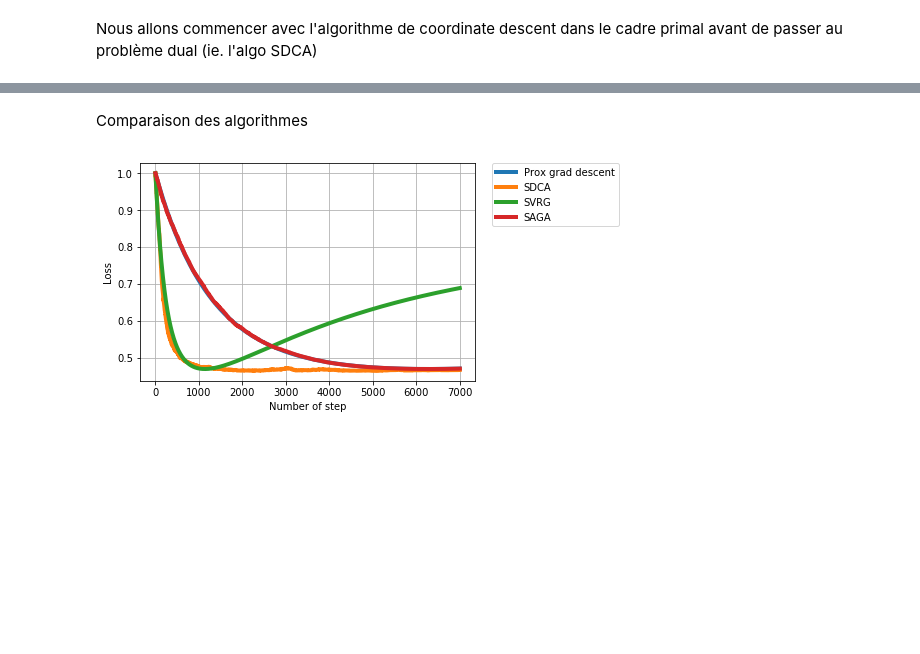
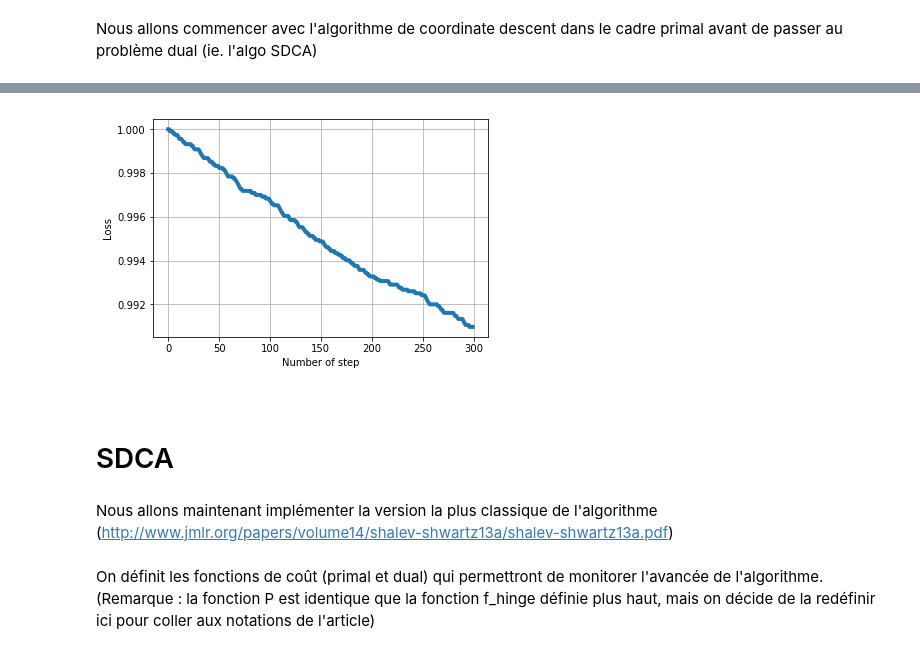
Before and after one commit to alexisrosuel/Optimisation-SDCA, a Jupyter notebook: SDCA.ipynb, the cells around one changed output, grey strips where cells are left out. Drawn from its saved outputs; the diff is of its cells as text; code cells hidden in the pictures; blank space fills up the shorter version.

```diff
--- a/SDCA.ipynb
+++ b/SDCA.ipynb
@@ -377,2 +386,0 @@ def SVRG(T, m, lam, eta):
-# %%
-theta, cost_history_SVRG = SVRG(T=T, m=10, lam=lam, eta=eta)
@@ -434,2 +386,0 @@ def SAGA(T, lam, eta):
-# %%
-theta, cost_history_SAGA = SAGA(T=T, lam=lam, eta=eta)
@@ -451,17 +387,44 @@ plt.show()
-# %% [markdown]
-<a id='section5'></a>
-Comparaison des algorithmes
-# %%
-plt.plot(cost_history_PGD, lw=4, label='Prox grad descent')
-#plt.plot(cost_history_FISTA, lw=4, label='FISTA')
-plt.plot(cost_history_SDCA, lw=4, label='SDCA')
-plt.plot(cost_history_SVRG, lw=4, label='SVRG')
-plt.plot(cost_history_SAGA, lw=4, label='SAGA')
-plt.grid()
-#plt.yscale('log')
-plt.ylabel('Loss')
-plt.xlabel('Number of step')
-plt.legend(bbox_to_anchor=(1.05, 1), loc=2, borderaxespad=0.)
-plt.show()
-# %% [output]
-[figure, removed]
+# %%
+def CD(T, lam, eta):
+    # on déclenche le timer
+    t0 = time.time()
+
+    # initialisation
+    theta = np.zeros(n_features)
+
+    # historique des fonctions de perte
+    cost_history = np.empty(shape=[T])
+    time_history = np.empty(shape=[T,2])
+
+    for t in range(0,T):
+        cost_history[t] = f(theta, lam)
+        time_history[t] = (time.time()-t0, f(theta, lam))
+
+        # .. pick random coordinate ..
+        idx = np.random.randint(0, n_features)
+
+        # compute partial gradient
+        gj = partial_coordinate_grad(theta, idx)
+
+        # compute prox
+        theta[idx] = theta[idx] - eta * gj - eta * lam * np.sign(theta[idx])
+
+    return theta, cost_history, time_history
+# %%
+theta, cost_history_CD, time_history_CD = CD(T=T,lam=lam,eta=eta)
+# %%
+plt.plot(cost_history_CD, lw=4)
+plt.grid()
+plt.ylabel('Loss')
+plt.xlabel('Number of step')
+plt.show()
+# %% [output]
+[figure, added]
+# %% [markdown]
+<a id='section6'></a>
+# %% [markdown]
+# SDCA
+# %% [markdown]
+Nous allons maintenant implémenter la version la plus classique de l'algorithme (http://www.jmlr.org/papers/volume14/shalev-shwartz13a/shalev-shwartz13a.pdf)
+# %% [markdown]
+On définit les fonctions de coût (primal et dual) qui permettront de monitorer l'avancée de l'algorithme. (Remarque : la fonction P est identique que la fonction f_hinge définie plus haut, mais on décide de la redéfinir ici pour coller aux notations de l'article)
```
Also changed, not shown: parts of 82 cells of this notebook, 8 other files.
